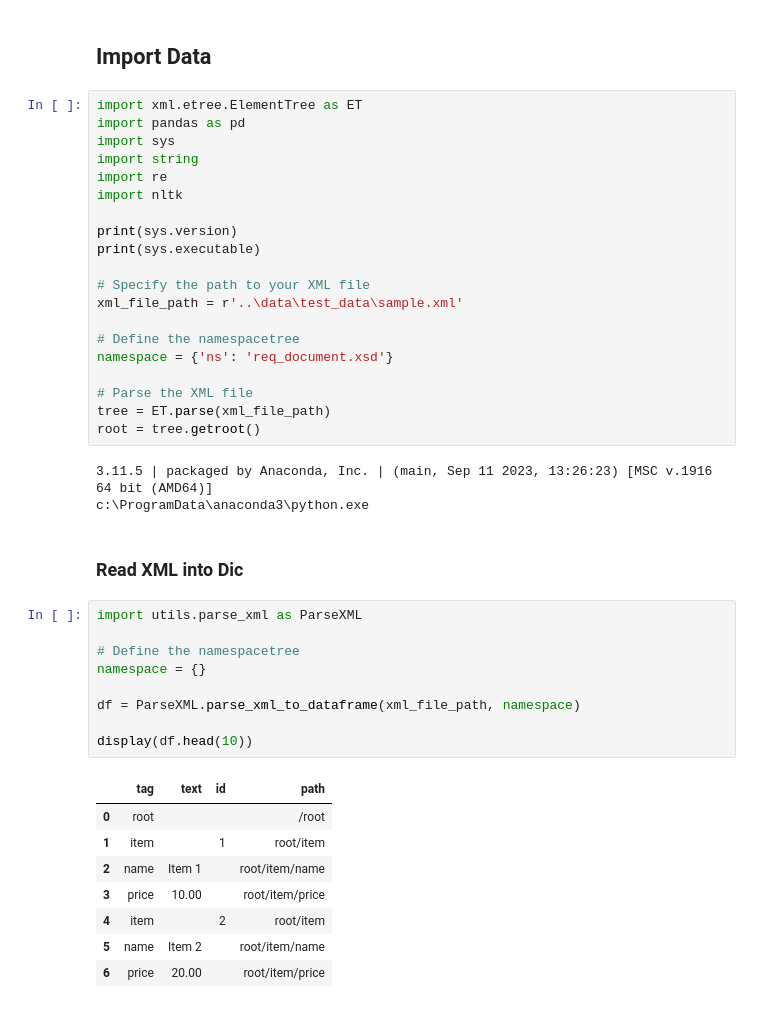
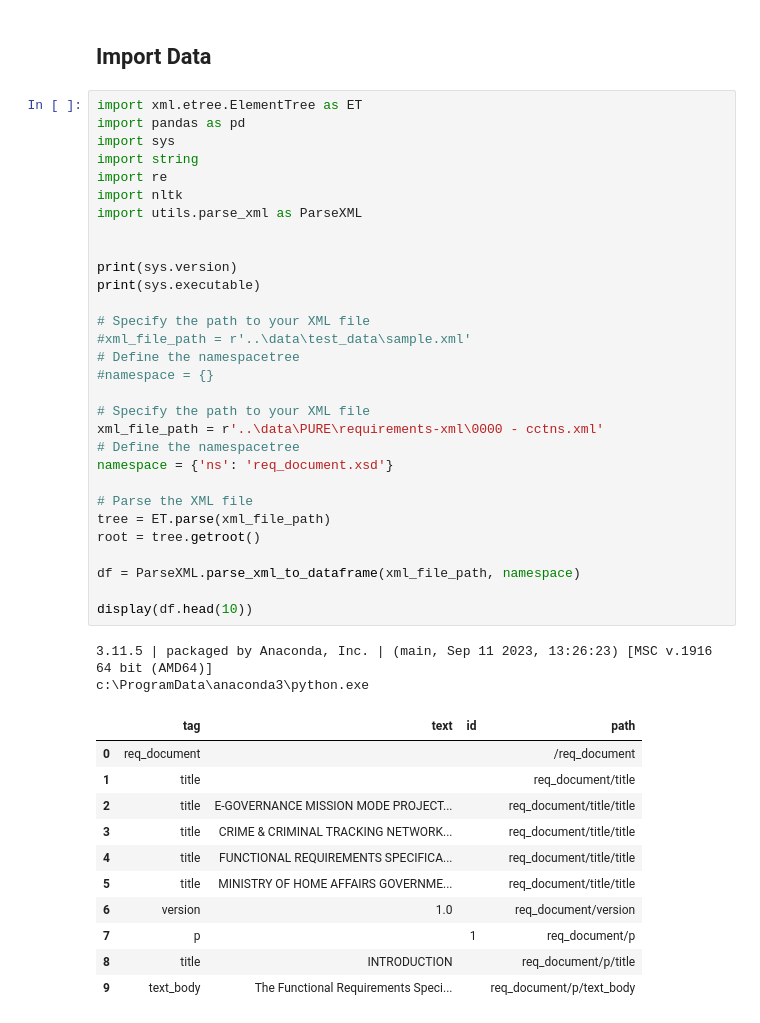
Before and after one commit to lfpneto/NLP2RE_Sandbox, a Jupyter notebook: src/test_utils.ipynb, the cells around one changed output. Drawn from its saved outputs; the diff is of its cells as text.

```diff
--- a/src/test_utils.ipynb
+++ b/src/test_utils.ipynb
@@ -5,43 +5,44 @@
 # %%
 import xml.etree.ElementTree as ET
 import pandas as pd
 import sys
 import string
 import re
 import nltk
+import utils.parse_xml as ParseXML
+
 
 print(sys.version)
 print(sys.executable)
 
 # Specify the path to your XML file
-xml_file_path = r'..\data\test_data\sample.xml'
+#xml_file_path = r'..\data\test_data\sample.xml'
+# Define the namespacetree
+#namespace = {}
 
+# Specify the path to your XML file
+xml_file_path = r'..\data\PURE\requirements-xml\0000 - cctns.xml'
 # Define the namespacetree
 namespace = {'ns': 'req_document.xsd'}
 
 # Parse the XML file
 tree = ET.parse(xml_file_path)
 root = tree.getroot()
+
+df = ParseXML.parse_xml_to_dataframe(xml_file_path, namespace)
+
+display(df.head(10))
 # %% [output]
 3.11.5 | packaged by Anaconda, Inc. | (main, Sep 11 2023, 13:26:23) [MSC v.1916 64 bit (AMD64)]
 c:\ProgramData\anaconda3\python.exe
+|  | tag | text | id | path |
+| 0 | req_document |  |  | /req_document |
+| 1 | title |  |  | req_document/title |
+| 2 | title | E-GOVERNANCE MISSION MODE PROJECT... |  | req_document/title/title |
+| 3 | title | CRIME & CRIMINAL TRACKING NETWORK... |  | req_document/title/title |
+| 4 | title | FUNCTIONAL REQUIREMENTS SPECIFICA... |  | req_document/title/title |
+| 5 | title | MINISTRY OF HOME AFFAIRS GOVERNME... |  | req_document/title/title |
+| 6 | version | 1.0 |  | req_document/version |
+| 7 | p |  | 1 | req_document/p |
+| 8 | title | INTRODUCTION |  | req_document/p/title |
+| 9 | text_body | The Functional Requirements Speci... |  | req_document/p/text_body |
-# %% [markdown]
-### Read XML into Dic
-# %%
-import utils.parse_xml as ParseXML
-
-# Define the namespacetree
-namespace = {}
-
-df = ParseXML.parse_xml_to_dataframe(xml_file_path, namespace)
-
-display(df.head(10))
-# %% [output]
-|  | tag | text | id | path |
-| 0 | root |  |  | /root |
-| 1 | item |  | 1 | root/item |
-| 2 | name | Item 1 |  | root/item/name |
-| 3 | price | 10.00 |  | root/item/price |
-| 4 | item |  | 2 | root/item |
-| 5 | name | Item 2 |  | root/item/name |
-| 6 | price | 20.00 |  | root/item/price |
```
Also changed, not shown: parts of 3 cells of this notebook, 2 other files.
